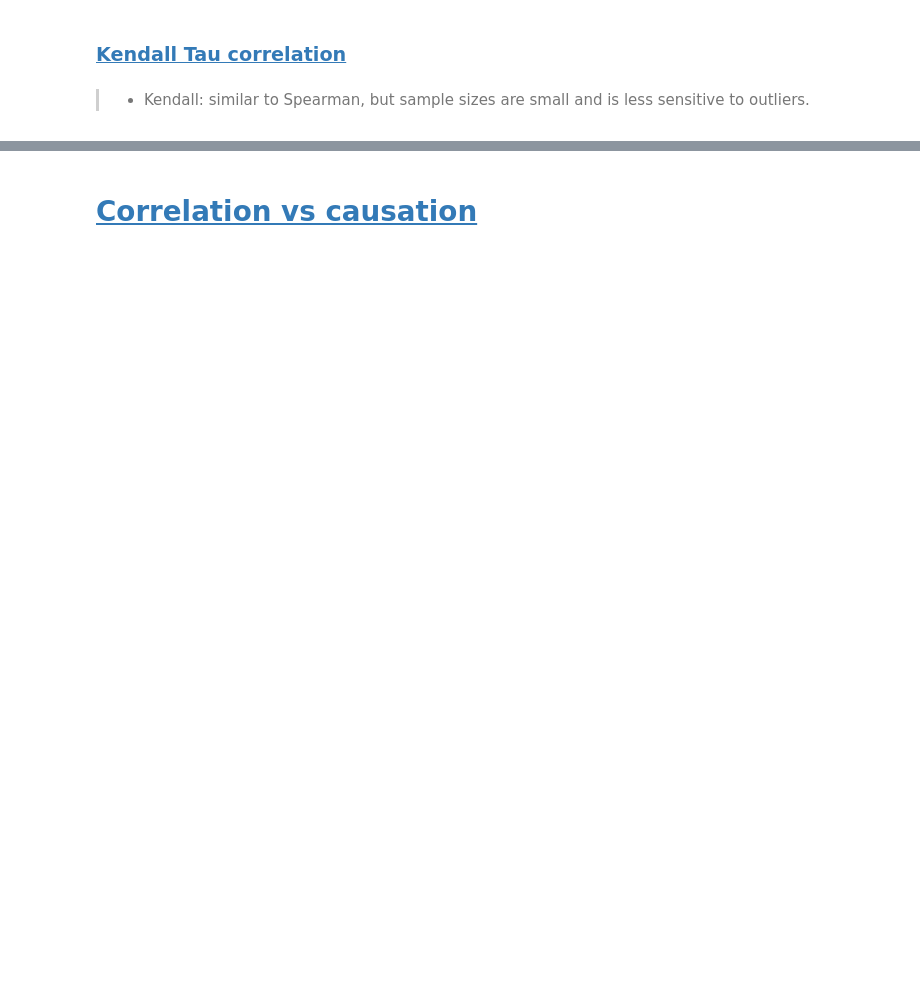
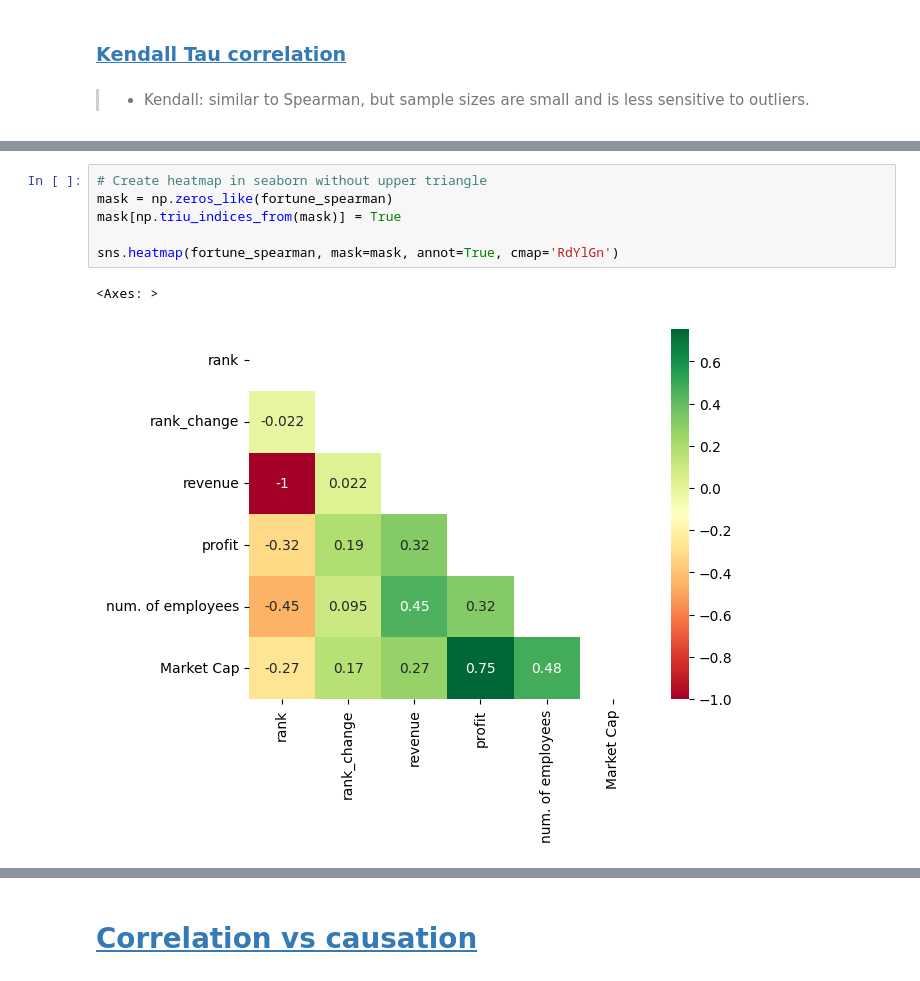
Before and after one commit to TheLazyCactus/ironhack-v4-data-lessons, a Jupyter notebook: cohorts/15_oct_24/02_data_wrangling_and_retrieval/W5D1_correlations.ipynb, the cells around one changed output, grey strips where cells are left out. Drawn from its saved outputs; the diff is of its cells as text; blank space fills up the shorter version.

```diff
--- a/cohorts/15_oct_24/02_data_wrangling_and_retrieval/W5D1_correlations.ipynb
+++ b/cohorts/15_oct_24/02_data_wrangling_and_retrieval/W5D1_correlations.ipynb
@@ -148,0 +329,9 @@ mask[np.triu_indices_from(mask)] = True
+# %%
+# Create heatmap in seaborn without upper triangle
+mask = np.zeros_like(fortune_spearman)
+mask[np.triu_indices_from(mask)] = True
+
+sns.heatmap(fortune_spearman, mask=mask, annot=True, cmap='RdYlGn')
+# %% [output]
+<Axes: >
+[figure, added]
```
Also changed, not shown: parts of 33 cells of this notebook, 4 other files.
